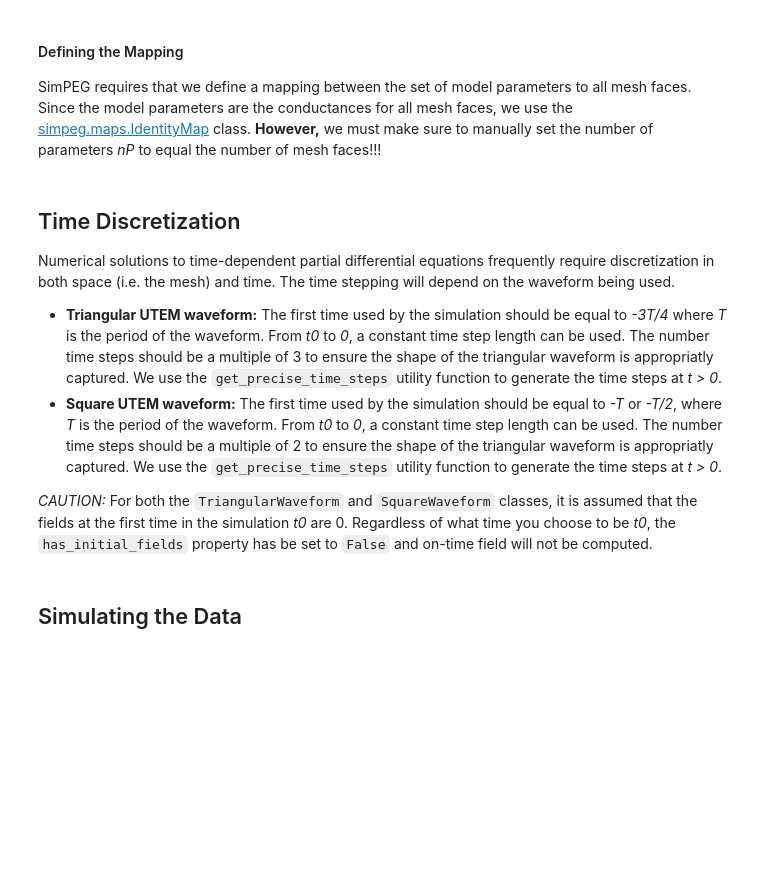
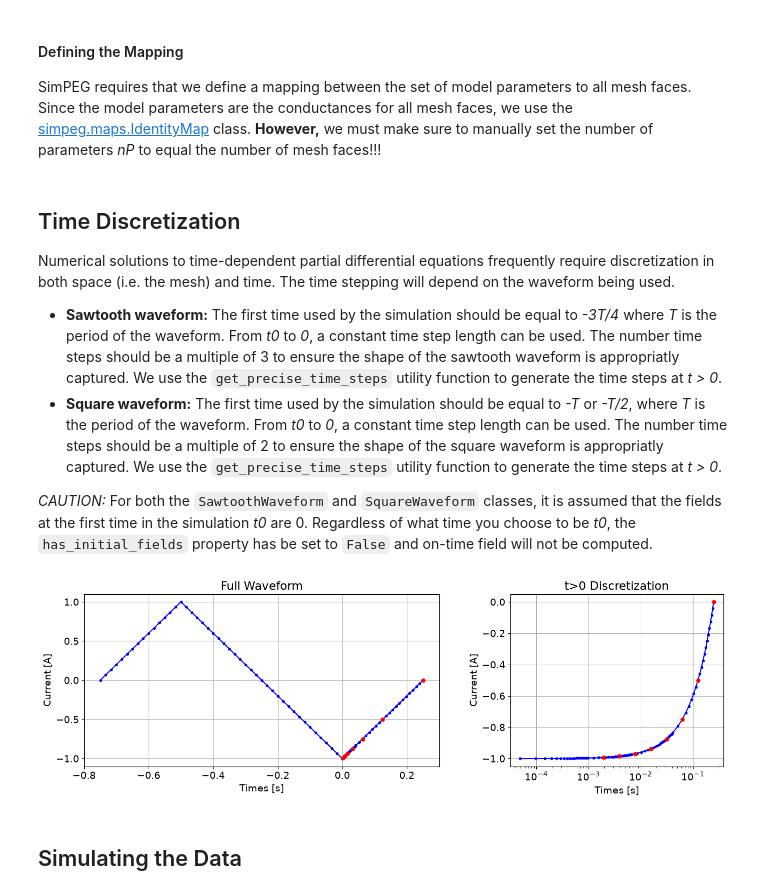
Before and after one commit to ubcgif/2026-simpeg-hfv-tutorial, a Jupyter notebook: notebooks/fwd_hierarchical_3d_part_1.ipynb, the cells around one changed output. Drawn from its saved outputs; the diff is of its cells as text; code cells hidden in the pictures; blank space fills up the shorter version.

```diff
--- a/notebooks/fwd_hierarchical_3d_part_1.ipynb
+++ b/notebooks/fwd_hierarchical_3d_part_1.ipynb
@@ -203,7 +207,7 @@ orientations_list = [
 ]
 
 # Define U, V, A receivers
-if use_triangular_waveform:
+if use_sawtooth_waveform:
     receivers_list = [
         tdem.receivers.PointMagneticFluxTimeDerivative(
             receiver_locations, time_channels, orientation=orient
@@ -219,7 +223,7 @@ else:
 # Define the loop source
 source_list = [
     tdem.sources.LineCurrent(
-        receivers_list, location=xyz_loop, waveform=utem_waveform
+        receivers_list, location=xyz_loop, waveform=my_waveform
     )
 ]
 
@@ -559,12 +587,12 @@ plate_conductance_map = maps.IdentityMap(nP=mesh.n_faces)
 
 Numerical solutions to time-dependent partial differential equations frequently require discretization in both space (i.e. the mesh) and time. The time stepping will depend on the waveform being used.
 
-* **Triangular UTEM waveform:** The first time used by the simulation should be equal to *-3T/4* where *T* is the period of the waveform. From *t0* to *0*, a constant time step length can be used. The number time steps should be a multiple of 3 to ensure the shape of the triangular waveform is appropriatly captured. We use the ``get_precise_time_steps`` utility function to generate the time steps at *t > 0*.
-* **Square UTEM waveform:** The first time used by the simulation should be equal to *-T* or *-T/2*, where *T* is the period of the waveform. From *t0* to *0*, a constant time step length can be used. The number time steps should be a multiple of 2 to ensure the shape of the triangular waveform is appropriatly captured. We use the ``get_precise_time_steps`` utility function to generate the time steps at *t > 0*.
+* **Sawtooth waveform:** The first time used by the simulation should be equal to *-3T/4* where *T* is the period of the waveform. From *t0* to *0*, a constant time step length can be used. The number time steps should be a multiple of 3 to ensure the shape of the sawtooth waveform is appropriatly captured. We use the ``get_precise_time_steps`` utility function to generate the time steps at *t > 0*.
+* **Square waveform:** The first time used by the simulation should be equal to *-T* or *-T/2*, where *T* is the period of the waveform. From *t0* to *0*, a constant time step length can be used. The number time steps should be a multiple of 2 to ensure the shape of the square waveform is appropriatly captured. We use the ``get_precise_time_steps`` utility function to generate the time steps at *t > 0*.
 
-*CAUTION:* For both the ``TriangularWaveform`` and ``SquareWaveform`` classes, it is assumed that the fields at the first time in the simulation *t0* are 0. Regardless of what time you choose to be *t0*, the `has_initial_fields` property has be set to `False` and on-time field will not be computed.
+*CAUTION:* For both the ``SawtoothWaveform`` and ``SquareWaveform`` classes, it is assumed that the fields at the first time in the simulation *t0* are 0. Regardless of what time you choose to be *t0*, the `has_initial_fields` property has be set to `False` and on-time field will not be computed.
 # %%
-if use_triangular_waveform:
+if use_sawtooth_waveform:
 
     # Initial time for the simulation
     t0 = -0.75 * period
@@ -604,42 +632,44 @@ fig = plt.figure(figsize=(14, 4))
 ax1 = fig.add_axes([0.1, 0.1, 0.5, 0.85])
 ax1.plot(
     wave_times,
-    [0.] + [utem_waveform.eval(t) for t in wave_times[1:]],
+    [0.] + [my_waveform.eval(t) for t in wave_times[1:]],
     "b-o",
     markersize=3
 )
 ax1.plot(
     time_channels,
-    [utem_waveform.eval(t) for t in time_channels],
+    [my_waveform.eval(t) for t in time_channels],
     "ro",
     markersize=5
 )
 ax1.grid()
 ax1.set_xlabel("Times [s]")
 ax1.set_ylabel("Current [A]")
 ax1.set_title("Full Waveform")
 
 ax2 = fig.add_axes([0.7, 0.1, 0.3, 0.85])
 plot_times = np.logspace(np.log10(time_channels.min()), np.log10(time_channels.max()))
 k = np.round(wave_times, 10) > 0.0
 ax2.semilogx(
     wave_times[k],
-    [utem_waveform.eval(t) for t in wave_times[k]],
+    [my_waveform.eval(t) for t in wave_times[k]],
     "b-o",
     markersize=3
 )
 ax2.semilogx(
     time_channels,
-    [utem_waveform.eval(t) for t in time_channels],
+    [my_waveform.eval(t) for t in time_channels],
     "ro",
     markersize=5
 )
 ax2.grid()
 ax2.set_xlabel("Times [s]")
 ax2.set_ylabel("Current [A]")
 ax2.set_title("t>0 Discretization")
 
 plt.show()
+# %% [output]
+[figure, added]
 # %% [markdown]
 ## Simulating the Data
 # %% [markdown]
```
Also changed, not shown: parts of 20 cells of this notebook, 2 other files.
